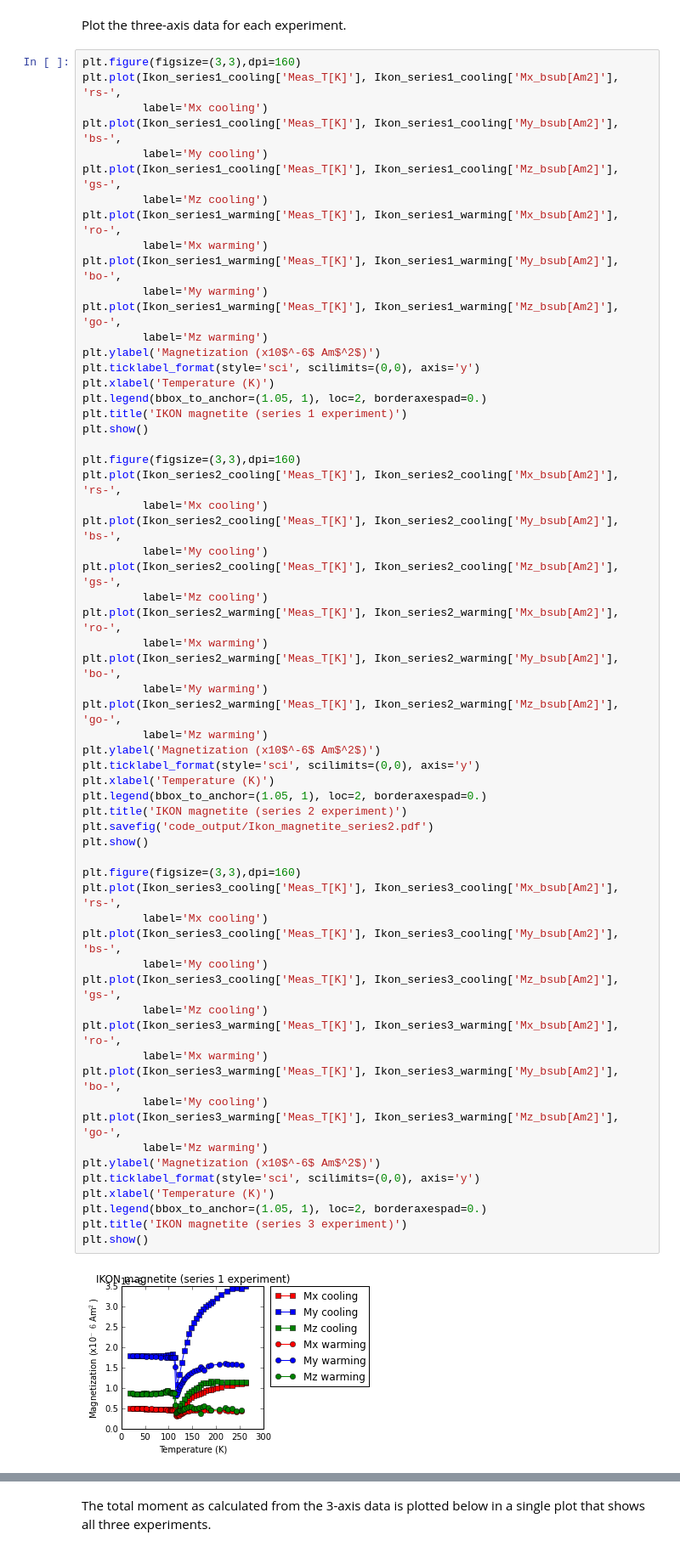
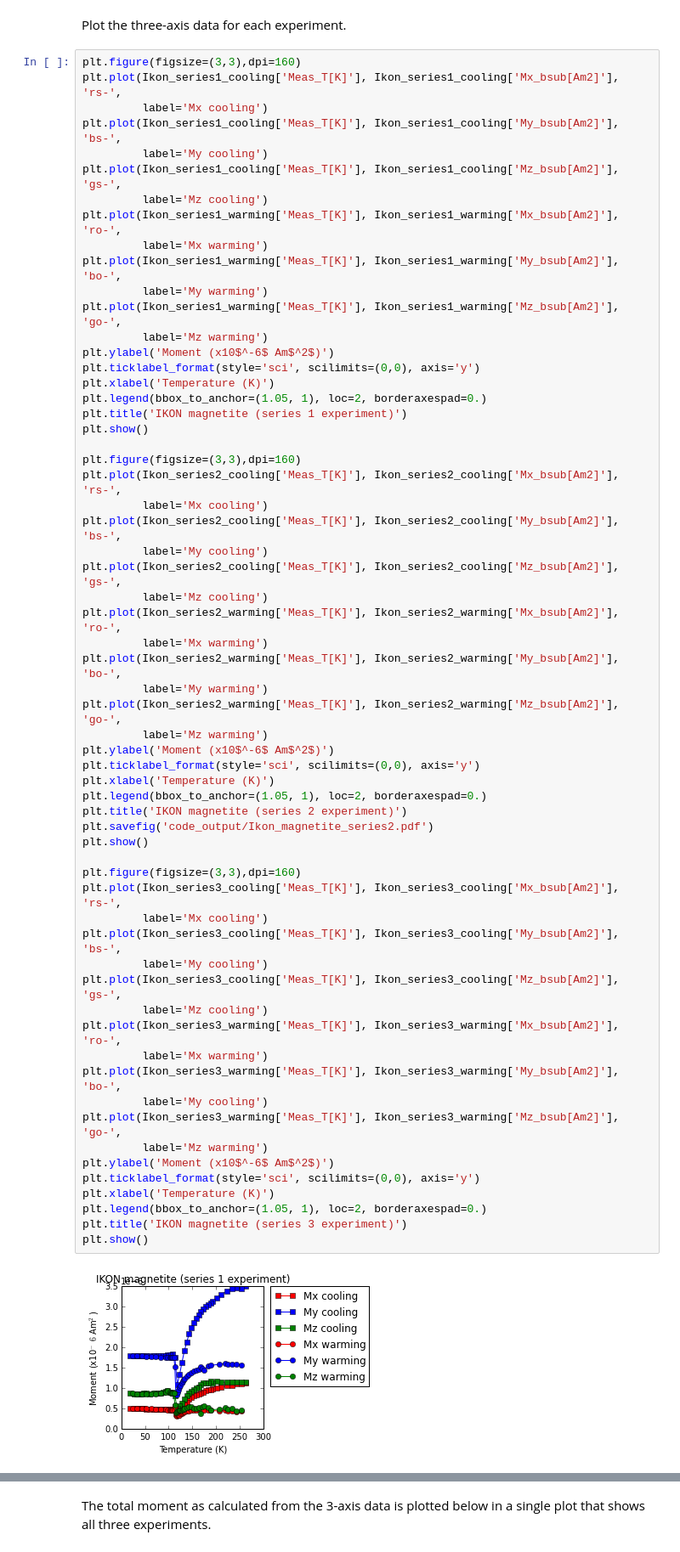
Before and after one commit to Swanson-Hysell-Group/2015_Feinberg-et-al_low-temp, a Jupyter notebook: Code/LowT_Data_Analysis.ipynb, the cells around one changed output, grey strips where cells are left out. Shown at 85% size. Drawn from its saved outputs; the diff is of its cells as text.

```diff
--- a/Code/LowT_Data_Analysis.ipynb
+++ b/Code/LowT_Data_Analysis.ipynb
@@ -609,7 +609,7 @@ plt.plot(Ikon_series1_warming['Meas_T[K]'], Ikon_series1_warming['My_bsub[Am2]']
          label='My warming')
 plt.plot(Ikon_series1_warming['Meas_T[K]'], Ikon_series1_warming['Mz_bsub[Am2]'], 'go-',
          label='Mz warming')
-plt.ylabel('Magnetization (x10$^-6$ Am$^2$)')
+plt.ylabel('Moment (x10$^-6$ Am$^2$)')
 plt.ticklabel_format(style='sci', scilimits=(0,0), axis='y')
 plt.xlabel('Temperature (K)')
 plt.legend(bbox_to_anchor=(1.05, 1), loc=2, borderaxespad=0.)
@@ -628,33 +628,33 @@ plt.plot(Ikon_series2_warming['Meas_T[K]'], Ikon_series2_warming['Mx_bsub[Am2]']
 plt.plot(Ikon_series2_warming['Meas_T[K]'], Ikon_series2_warming['My_bsub[Am2]'], 'bo-',
          label='My warming')
 plt.plot(Ikon_series2_warming['Meas_T[K]'], Ikon_series2_warming['Mz_bsub[Am2]'], 'go-',
          label='Mz warming')
-plt.ylabel('Magnetization (x10$^-6$ Am$^2$)')
+plt.ylabel('Moment (x10$^-6$ Am$^2$)')
 plt.ticklabel_format(style='sci', scilimits=(0,0), axis='y')
 plt.xlabel('Temperature (K)')
 plt.legend(bbox_to_anchor=(1.05, 1), loc=2, borderaxespad=0.)
 plt.title('IKON magnetite (series 2 experiment)')
 plt.savefig('code_output/Ikon_magnetite_series2.pdf')
 plt.show()
 
 plt.figure(figsize=(3,3),dpi=160)
 plt.plot(Ikon_series3_cooling['Meas_T[K]'], Ikon_series3_cooling['Mx_bsub[Am2]'], 'rs-',
          label='Mx cooling')
 plt.plot(Ikon_series3_cooling['Meas_T[K]'], Ikon_series3_cooling['My_bsub[Am2]'], 'bs-',
          label='My cooling')
 plt.plot(Ikon_series3_cooling['Meas_T[K]'], Ikon_series3_cooling['Mz_bsub[Am2]'], 'gs-',
          label='Mz cooling')
 plt.plot(Ikon_series3_warming['Meas_T[K]'], Ikon_series3_warming['Mx_bsub[Am2]'], 'ro-',
          label='Mx warming')
 plt.plot(Ikon_series3_warming['Meas_T[K]'], Ikon_series3_warming['My_bsub[Am2]'], 'bo-',
          label='My cooling')
 plt.plot(Ikon_series3_warming['Meas_T[K]'], Ikon_series3_warming['Mz_bsub[Am2]'], 'go-',
          label='Mz warming')
-plt.ylabel('Magnetization (x10$^-6$ Am$^2$)')
+plt.ylabel('Moment (x10$^-6$ Am$^2$)')
 plt.ticklabel_format(style='sci', scilimits=(0,0), axis='y')
 plt.xlabel('Temperature (K)')
 plt.legend(bbox_to_anchor=(1.05, 1), loc=2, borderaxespad=0.)
 plt.title('IKON magnetite (series 3 experiment)')
 plt.show()
 # %% [output]
-[figure, old version]
+[figure, new version]
```
Also changed, not shown: parts of 33 cells of this notebook, 23 other files.
